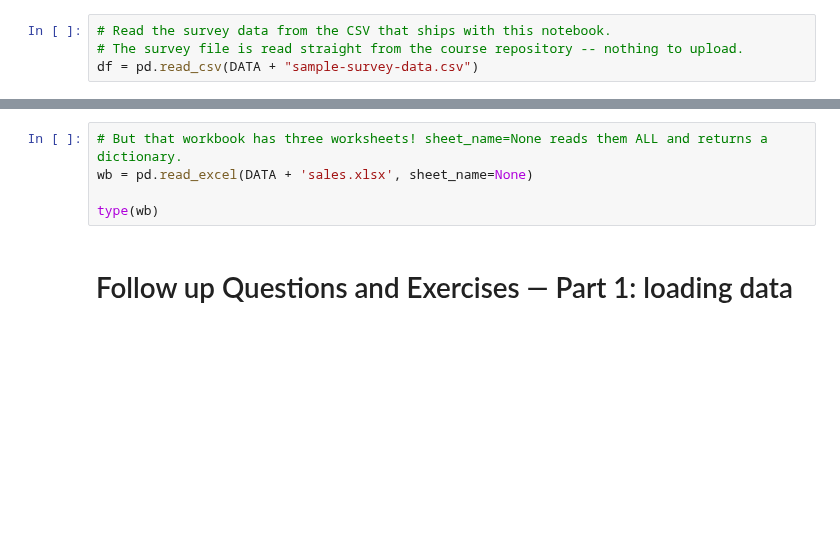
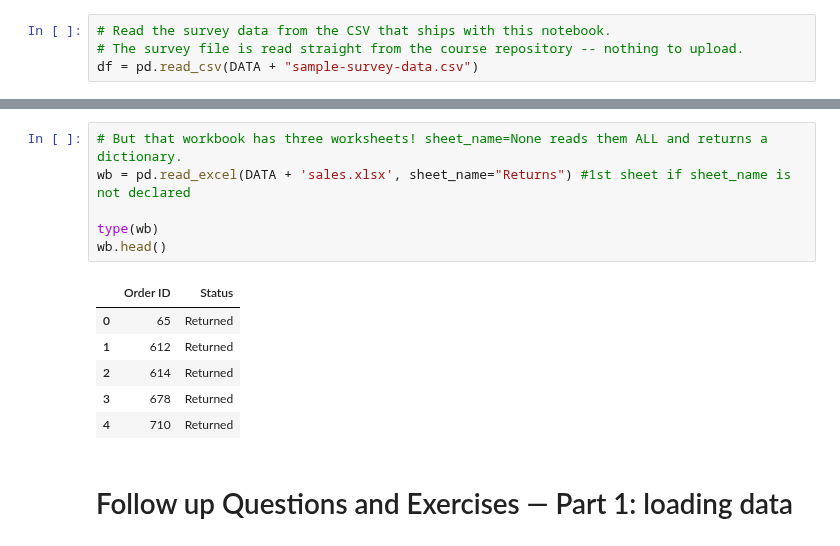
Before and after one commit to laglead/IS834_Fall_2026, a Jupyter notebook: Session 03 - Pandas I - Importing and Exploration/03_Analytics_with_pandas.ipynb, the cells around one changed output, grey strips where cells are left out. Cells and saved outputs as stored; diff of their text form; blank space fills up the shorter version.

```diff
--- a/Session 03 - Pandas I - Importing and Exploration/03_Analytics_with_pandas.ipynb
+++ b/Session 03 - Pandas I - Importing and Exploration/03_Analytics_with_pandas.ipynb
@@ -143,8 +156,16 @@ xl.head(3)
 # %%
 # But that workbook has three worksheets! sheet_name=None reads them ALL and returns a dictionary.
-wb = pd.read_excel(DATA + 'sales.xlsx', sheet_name=None)
+wb = pd.read_excel(DATA + 'sales.xlsx', sheet_name="Returns") #1st sheet if sheet_name is not declared
 
 type(wb)
+wb.head()
+# %% [output]
+|  | Order ID | Status |
+| 0 | 65 | Returned |
+| 1 | 612 | Returned |
+| 2 | 614 | Returned |
+| 3 | 678 | Returned |
+| 4 | 710 | Returned |
 # %% [markdown]
 # Follow up Questions and Exercises — Part 1: loading data
 # %% [markdown]
```
Also changed, not shown: parts of 19 cells of this notebook, 1 other file.
